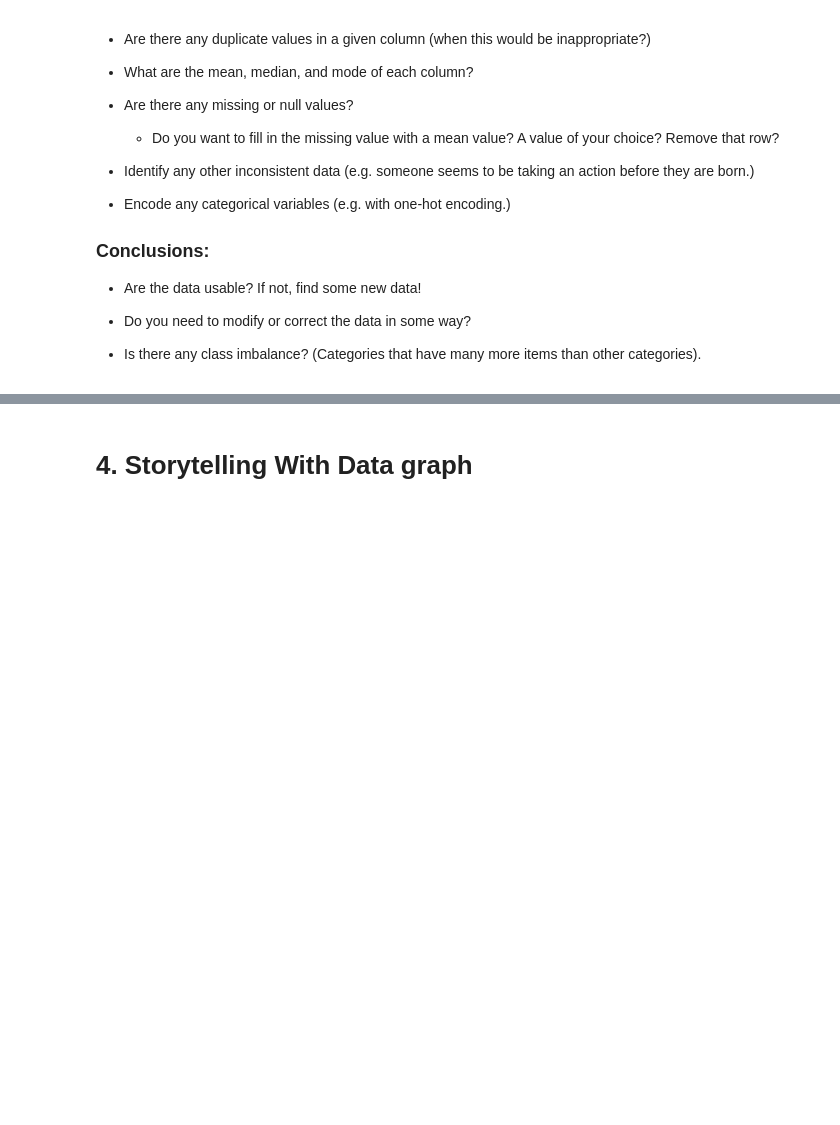
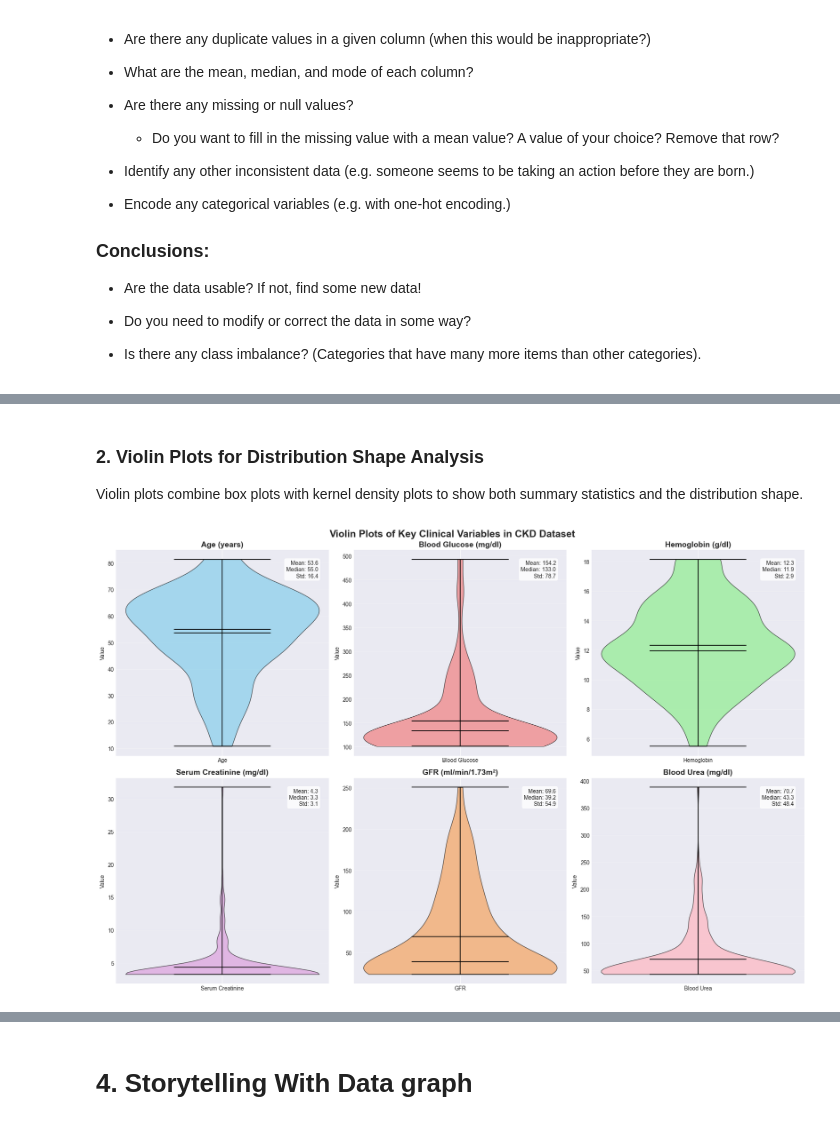
Before and after one commit to reynolkb-bu/bu-cds-dx699-2025-summer, a Jupyter notebook: notebooks/week-2/OMDS-ModB2-Week2-Reynolds-Kyle.ipynb, the cells around one changed output, grey strips where cells are left out. Saved outputs shown, nothing was run; the diff lists cells and outputs as text; code cells hidden in the pictures; blank space fills up the shorter version.

```diff
--- a/notebooks/week-2/OMDS-ModB2-Week2-Reynolds-Kyle.ipynb
+++ b/notebooks/week-2/OMDS-ModB2-Week2-Reynolds-Kyle.ipynb
@@ -384,0 +466,55 @@ This week, you will do the same types of exercises as last week, but you should
+# %% [markdown]
+### 2. Violin Plots for Distribution Shape Analysis
+
+Violin plots combine box plots with kernel density plots to show both summary statistics and the distribution shape.
+# %%
+fig, axes = plt.subplots(2, 3, figsize=(18, 12))
+fig.suptitle('Violin Plots of Key Clinical Variables in CKD Dataset', fontsize=18, fontweight='bold')
+
+violin_vars = [
+    ('age_numeric', 'Age (years)', 'skyblue'),
+    ('blood_glucose_random_numeric', 'Blood Glucose (mg/dl)', 'lightcoral'),
+    ('haemoglobin_numeric', 'Hemoglobin (g/dl)', 'lightgreen'),
+    ('serum_creatinine_numeric', 'Serum Creatinine (mg/dl)', 'plum'),
+    ('glomerular_filtration_rate_numeric', 'GFR (ml/min/1.73m²)', 'sandybrown'),
+    ('blood_urea_numeric', 'Blood Urea (mg/dl)', 'lightpink')
+]
+
+axes = axes.flatten()
+
+for idx, (var, label, color) in enumerate(violin_vars):
+    data = df_numeric[var].dropna()
+
+    parts = axes[idx].violinplot([data], positions=[1], showmeans=True, showmedians=True, showextrema=True)
+
+    for pc in parts['bodies']:
+        pc.set_facecolor(color)
+        pc.set_alpha(0.7)
+        pc.set_edgecolor('black')
+
+    for partname in ('cbars', 'cmins', 'cmaxes', 'cmedians', 'cmeans'):
+        if partname in parts:
+            vp = parts[partname]
+            vp.set_edgecolor('black')
+            vp.set_linewidth(1.5)
+
+    axes[idx].set_title(f'{label}', fontsize=14, fontweight='bold')
+    axes[idx].set_ylabel('Value')
+    axes[idx].set_xticks([1])
+    axes[idx].set_xticklabels([label.split(' (')[0].strip()])
+    axes[idx].grid(axis='y', alpha=0.3)
+
+    mean_val = data.mean()
+    median_val = data.median()
+    std_val = data.std()
+    axes[idx].text(0.95, 0.95, f'Mean: {mean_val:.1f}\nMedian: {median_val:.1f}\nStd: {std_val:.1f}',
+                   transform=axes[idx].transAxes,
+                   verticalalignment='top',
+                   horizontalalignment='right',
+                   bbox=dict(boxstyle='round', facecolor='white', alpha=0.8),
+                   fontsize=10)
+
+plt.tight_layout()
+plt.show()
+# %% [output]
+[figure, added]
```
Also changed, not shown: parts of 22 cells of this notebook.
